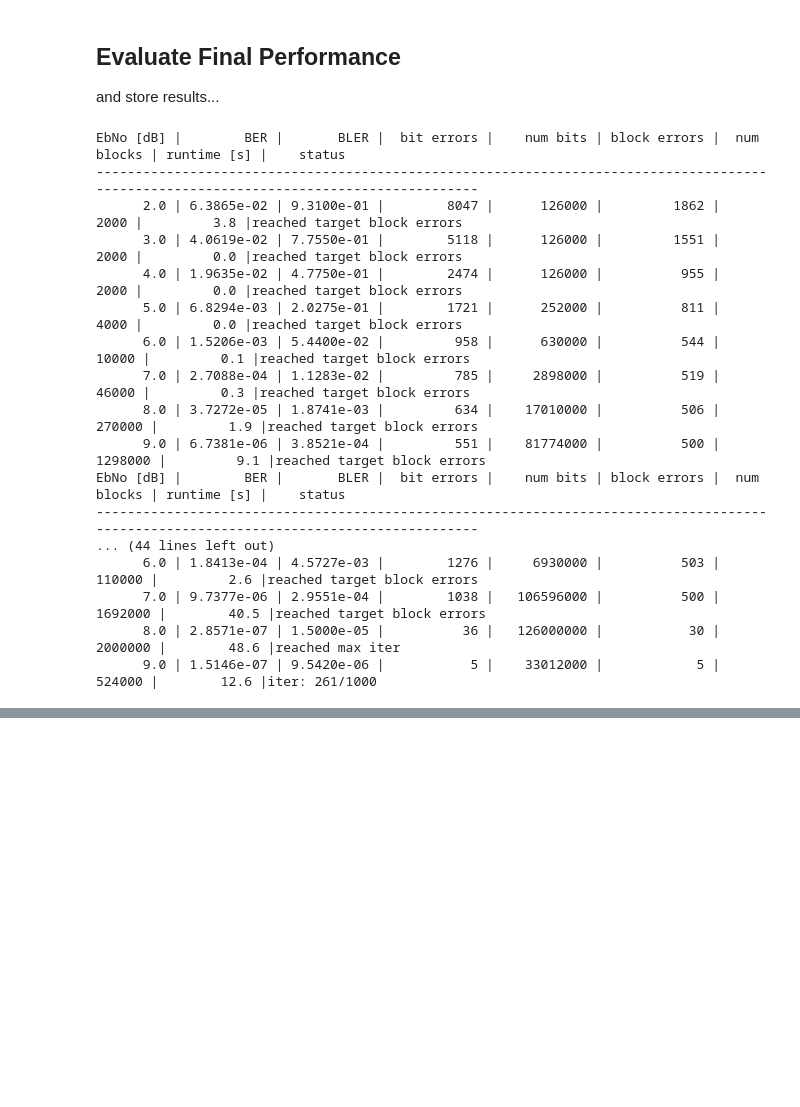
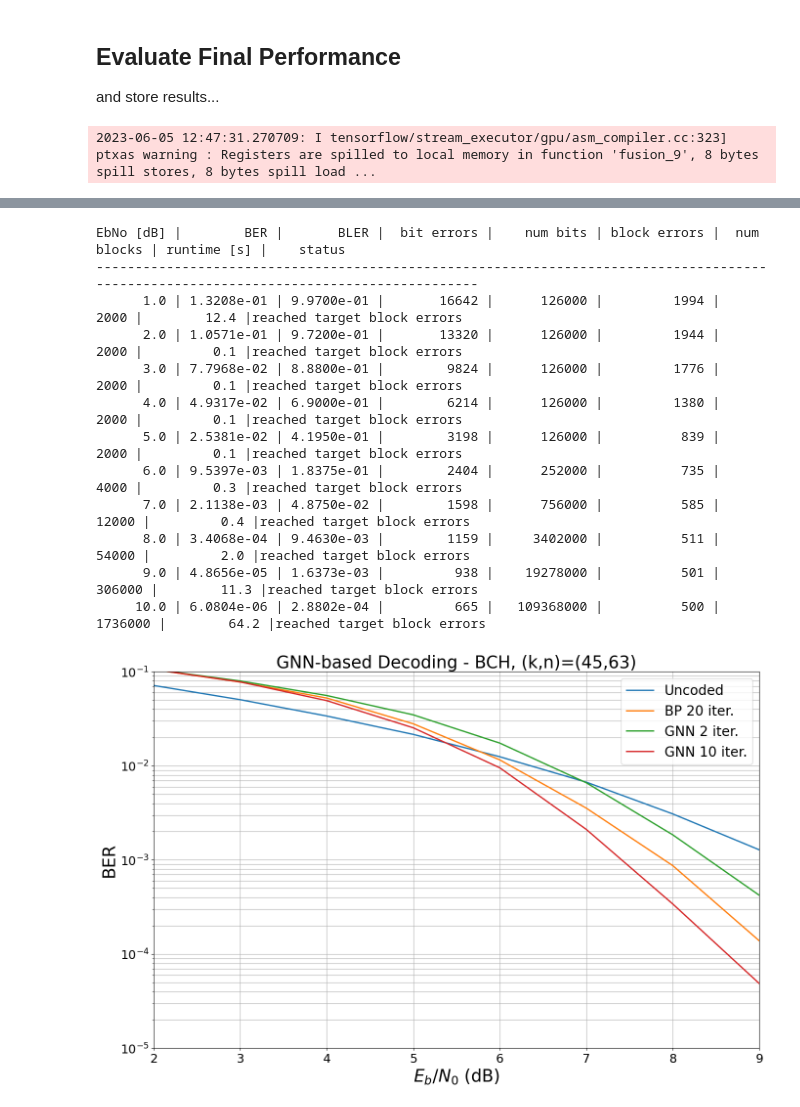
Before and after one commit to ivanightingale/gnn-decoder, a Jupyter notebook: GNN_decoder_BCH.ipynb, the cells around one changed output, grey strips where cells are left out. Cells and saved outputs as stored; diff of their text form; code cells hidden in the pictures; blank space fills up the shorter version.

```diff
--- a/GNN_decoder_BCH.ipynb
+++ b/GNN_decoder_BCH.ipynb
@@ -73,7 +76,7 @@ params={
         "batch_size": [256, 256, 256], # bs, iter, lr must have same dim
         "train_iter": [35000, 300000, 300000],
         "learning_rate": [1e-3, 1e-4, 1e-5],
-        "ebno_db_train_min": 5.,  # 3
+        "ebno_db_train_min": 2.,  # 3
         "ebno_db_train_max": 8.,
         "ebno_db_eval": 6.,
         "batch_size_eval": 10000, # batch size only used for evaluation during training
@@ -86,9 +89,9 @@ params={
         "mc_iters": 1000,
         "mc_batch_size": 2000,
         "num_target_block_errors": 500,
-        "ebno_db_min": 2.,
-        "ebno_db_max": 4.,
-        "ebno_db_stepsize": 0.5,
+        "ebno_db_min": 1.,  # 4.
+        "ebno_db_max": 9., # 7.
+        "ebno_db_stepsize": 1,
         "eval_iters": [2, 10],  # [2, 3, 4, 6, 8, 10]
     # --- Weighted BP parameters ----
         "simulate_wbp": False, # simulate weighted BP as baseline
@@ -284,23 +324,5 @@ for iters in params["eval_iters"]:
                      max_mc_iter=params["mc_iters"],
                      forward_keyboard_interrupt=False,
                      show_fig=False);
-
-ber_plot(xlim=[2,9],ylim=[1e-5,0.1]) # show final figure
 # %% [output]
-EbNo [dB] |        BER |       BLER |  bit errors |    num bits | block errors |  num blocks | runtime [s] |    status
----------------------------------------------------------------------------------------------------------------------------------------
-      2.0 | 6.3865e-02 | 9.3100e-01 |        8047 |      126000 |         1862 |        2000 |         3.8 |reached target block errors
-      3.0 | 4.0619e-02 | 7.7550e-01 |        5118 |      126000 |         1551 |        2000 |         0.0 |reached target block errors
-      4.0 | 1.9635e-02 | 4.7750e-01 |        2474 |      126000 |          955 |        2000 |         0.0 |reached target block errors
-      5.0 | 6.8294e-03 | 2.0275e-01 |        1721 |      252000 |          811 |        4000 |         0.0 |reached target block errors
-      6.0 | 1.5206e-03 | 5.4400e-02 |         958 |      630000 |          544 |       10000 |         0.1 |reached target block errors
-      7.0 | 2.7088e-04 | 1.1283e-02 |         785 |     2898000 |          519 |       46000 |         0.3 |reached target block errors
-      8.0 | 3.7272e-05 | 1.8741e-03 |         634 |    17010000 |          506 |      270000 |         1.9 |reached target block errors
-      9.0 | 6.7381e-06 | 3.8521e-04 |         551 |    81774000 |          500 |     1298000 |         9.1 |reached target block errors
-EbNo [dB] |        BER |       BLER |  bit errors |    num bits | block errors |  num blocks | runtime [s] |    status
----------------------------------------------------------------------------------------------------------------------------------------
-... (44 lines left out)
-      6.0 | 1.8413e-04 | 4.5727e-03 |        1276 |     6930000 |          503 |      110000 |         2.6 |reached target block errors
-      7.0 | 9.7377e-06 | 2.9551e-04 |        1038 |   106596000 |          500 |     1692000 |        40.5 |reached target block errors
-      8.0 | 2.8571e-07 | 1.5000e-05 |          36 |   126000000 |           30 |     2000000 |        48.6 |reached max iter
-      9.0 | 1.5146e-07 | 9.5420e-06 |           5 |    33012000 |            5 |      524000 |        12.6 |iter: 261/1000
+2023-06-05 12:47:31.270709: I tensorflow/stream_executor/gpu/asm_compiler.cc:323] ptxas warning : Registers are spilled to local memory in function 'fusion_9', 8 bytes spill stores, 8 bytes spill load ...
@@ -307,3 +342,16 @@ EbNo [dB] |        BER |       BLER |  bit errors |    num bits | block errors |
+EbNo [dB] |        BER |       BLER |  bit errors |    num bits | block errors |  num blocks | runtime [s] |    status
+---------------------------------------------------------------------------------------------------------------------------------------
+      1.0 | 1.3208e-01 | 9.9700e-01 |       16642 |      126000 |         1994 |        2000 |        12.4 |reached target block errors
+      2.0 | 1.0571e-01 | 9.7200e-01 |       13320 |      126000 |         1944 |        2000 |         0.1 |reached target block errors
+      3.0 | 7.7968e-02 | 8.8800e-01 |        9824 |      126000 |         1776 |        2000 |         0.1 |reached target block errors
+      4.0 | 4.9317e-02 | 6.9000e-01 |        6214 |      126000 |         1380 |        2000 |         0.1 |reached target block errors
+      5.0 | 2.5381e-02 | 4.1950e-01 |        3198 |      126000 |          839 |        2000 |         0.1 |reached target block errors
+      6.0 | 9.5397e-03 | 1.8375e-01 |        2404 |      252000 |          735 |        4000 |         0.3 |reached target block errors
+      7.0 | 2.1138e-03 | 4.8750e-02 |        1598 |      756000 |          585 |       12000 |         0.4 |reached target block errors
+      8.0 | 3.4068e-04 | 9.4630e-03 |        1159 |     3402000 |          511 |       54000 |         2.0 |reached target block errors
+      9.0 | 4.8656e-05 | 1.6373e-03 |         938 |    19278000 |          501 |      306000 |        11.3 |reached target block errors
+     10.0 | 6.0804e-06 | 2.8802e-04 |         665 |   109368000 |          500 |     1736000 |        64.2 |reached target block errors
+[figure, added]
 # %%
 ber_plot(xlim=[2,9],ylim=[1e-5,0.1]) # show final figure
 # %% [output]
```
Also changed, not shown: parts of 27 cells of this notebook, 19 other files.
